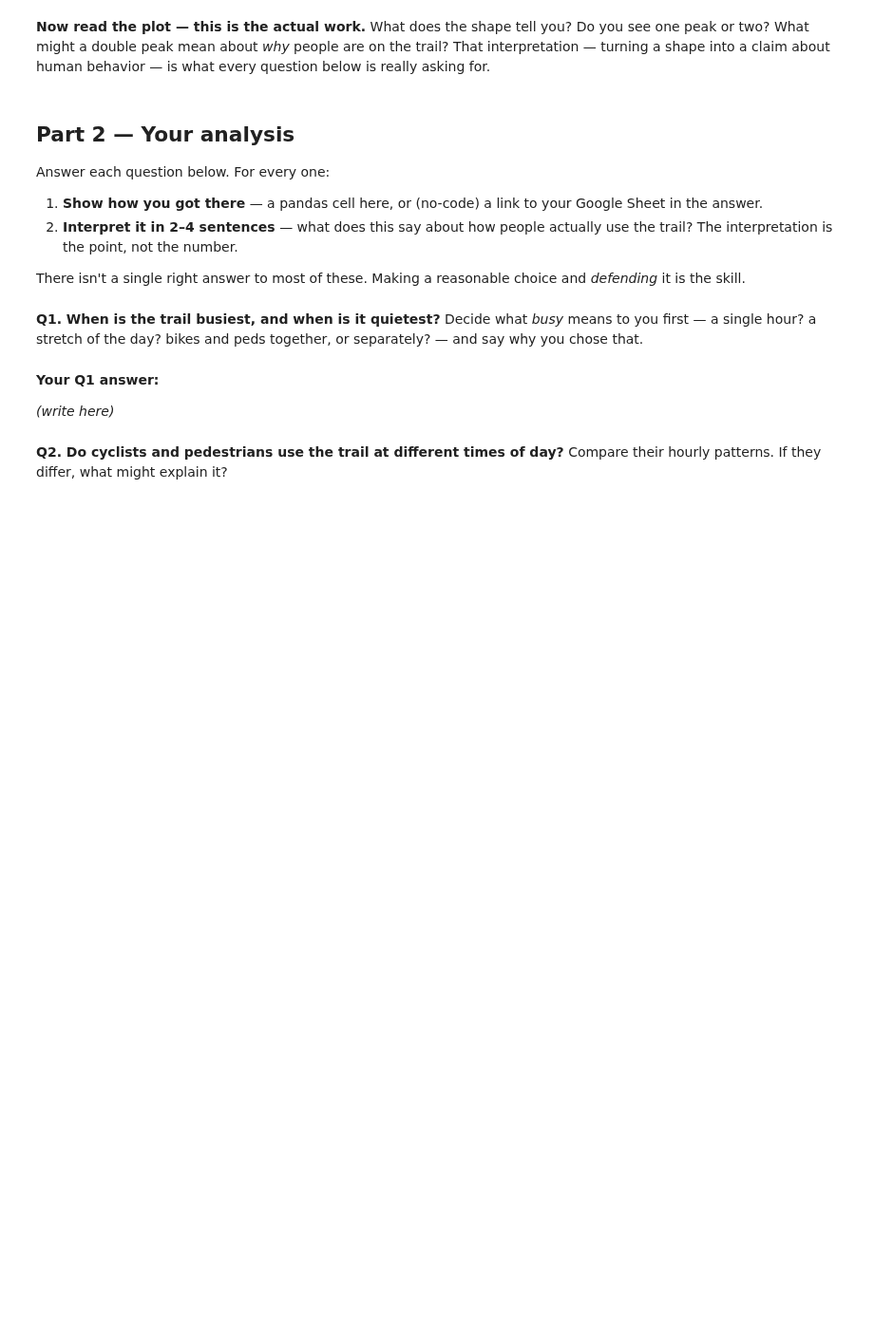
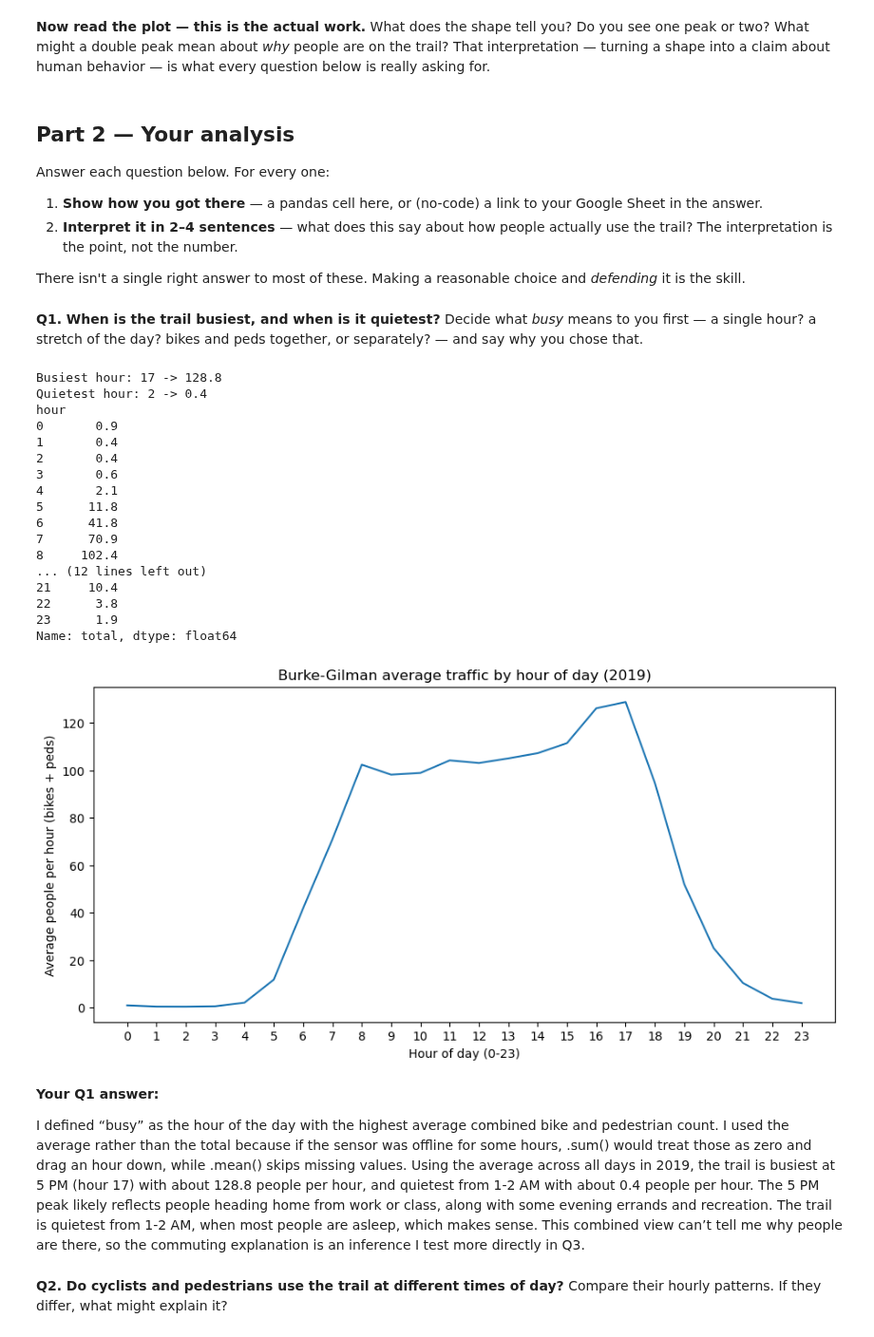
Before and after one commit to ashleybzhang/hcde-410, a Jupyter notebook: A1/A1.ipynb, the cells around one changed output. Shown at 95% size. Drawn from its saved outputs; the diff is of its cells as text; code cells hidden in the pictures; blank space fills up the shorter version.

```diff
--- a/A1/A1.ipynb
+++ b/A1/A1.ipynb
@@ -101,10 +141,47 @@ There isn't a single right answer to most of these. Making a reasonable choice a
 Decide what *busy* means to you first — a single hour? a stretch of the day? bikes and peds together, or separately? — and say why you chose that.
 # %%
 # Your code for Q1 (or put a Google Sheets link in your written answer below)
+# average bikes and peds for each hour of day, then combine them
+by_hour = df.groupby("hour")[["bikes", "peds"]].mean()
+by_hour["total"] = by_hour["bikes"] + by_hour["peds"]
+
+# print the busiest and quietest hours so my written answer uses real numbers
+print("Busiest hour:", by_hour["total"].idxmax(), "->", round(by_hour["total"].max(), 1))
+print("Quietest hour:", by_hour["total"].idxmin(), "->", round(by_hour["total"].min(), 1))
+
+# look at every hour, to check whether midnight to 2 AM are all similarly low
+print(by_hour["total"].round(1))
+
+# plot the combined average
+by_hour["total"].plot(figsize=(11, 5))
+plt.title("Burke-Gilman average traffic by hour of day (2019)")
+plt.xlabel("Hour of day (0-23)")
+plt.ylabel("Average people per hour (bikes + peds)")
+plt.xticks(range(0, 24))
+plt.show()
+# %% [output]
+Busiest hour: 17 -> 128.8
+Quietest hour: 2 -> 0.4
+hour
+0       0.9
+1       0.4
+2       0.4
+3       0.6
+4       2.1
+5      11.8
+6      41.8
+7      70.9
+8     102.4
+... (12 lines left out)
+21     10.4
+22      3.8
+23      1.9
+Name: total, dtype: float64
+[figure, added]
 # %% [markdown]
 **Your Q1 answer:**
 
-*(write here)*
+I defined “busy” as the hour of the day with the highest average combined bike and pedestrian count. I used the average rather than the total because if the sensor was offline for some hours, .sum() would treat those as zero and drag an hour down, while .mean() skips missing values. Using the average across all days in 2019, the trail is busiest at 5 PM (hour 17) with about 128.8 people per hour, and quietest from 1-2 AM with about 0.4 people per hour. The 5 PM peak likely reflects people heading home from work or class, along with some evening errands and recreation. The trail is quietest from 1-2 AM, when most people are asleep, which makes sense. This combined view can’t tell me why people are there, so the commuting explanation is an inference I test more directly in Q3.
 # %% [markdown]
 **Q2. Do cyclists and pedestrians use the trail at different times of day?**
 Compare their hourly patterns. If they differ, what might explain it?
```
Also changed, not shown: parts of 12 cells of this notebook, 1 other file.
